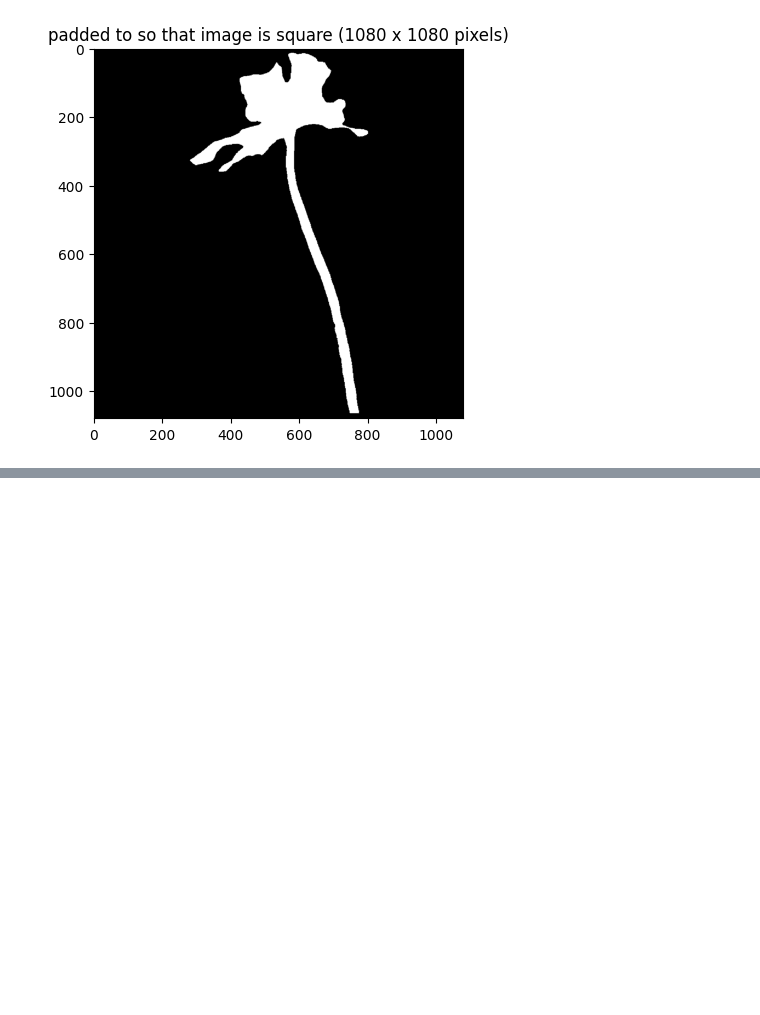
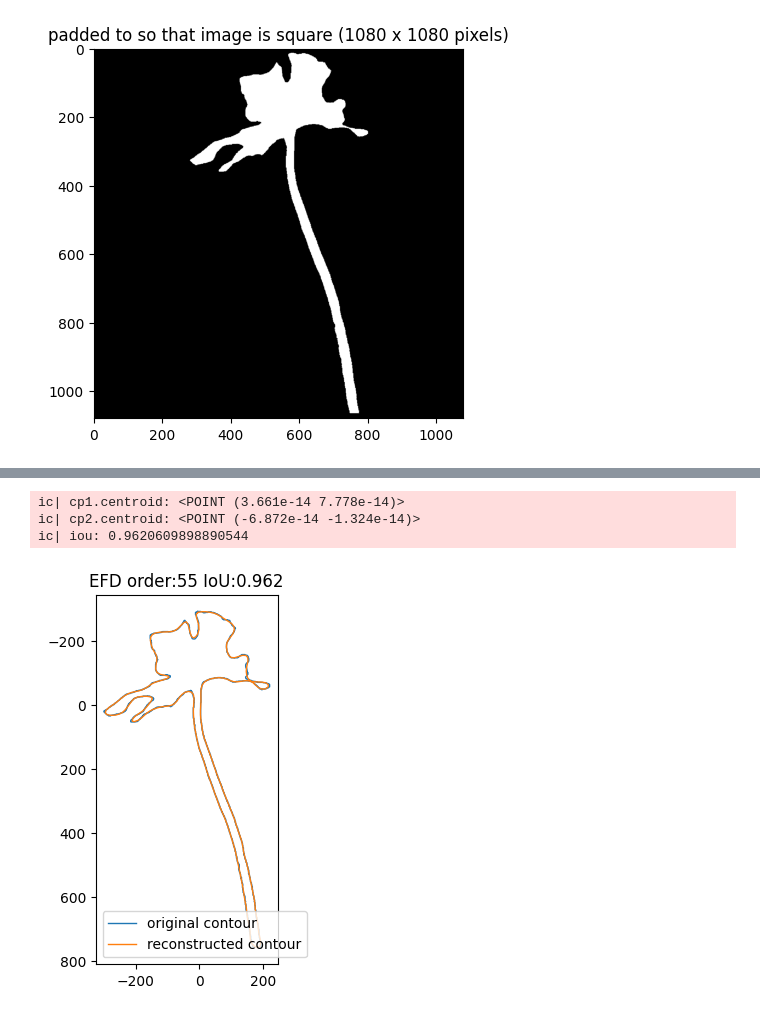
Before and after one commit to aubreymoore/sam3-2026-01-31, a Jupyter notebook: poly2mask.ipynb, the cells around one changed output, grey strips where cells are left out. Cells and saved outputs as stored; diff of their text form; code cells hidden in the pictures; blank space fills up the shorter version.

```diff
--- a/poly2mask.ipynb
+++ b/poly2mask.ipynb
@@ -344,0 +366,49 @@ calculate_polygon_iou(centered_contour, centered_reconstructed_poly)
+# %%
+from shapely.affinity import translate
+from shapely.geometry import Polygon
+
+def center_polygon(p: Polygon) -> Polygon:
+    "Returns a shaply Polygon with centroid translated to (0, 0)"
+    centroid = p.centroid
+    return translate(p, xoff=-centroid.x, yoff=-centroid.y)
+
+def calc_iou(p1: Polygon, p2: Polygon) -> float:
+    "Returns IoU for 2 shapely Polygons"
+    try:
+        intersection = p1.intersection(p2)
+    except:
+        return -1
+    union = p1.area + p2.area - intersection.area
+    return intersection.area / union
+# %%
+# Convert 'contour' to shapely polygon
+p1 = Polygon(contour)
+p2 = Polygon(reconstructed_contour)
+
+cp1 = center_polygon(p1)
+ic(cp1.centroid)
+
+cp2 = center_polygon(p2)
+ic(cp2.centroid)
+
+iou = calc_iou(cp1, cp2)
+ic(iou);
+# %% [output]
+ic| cp1.centroid: <POINT (3.661e-14 7.778e-14)>
+ic| cp2.centroid: <POINT (-6.872e-14 -1.324e-14)>
+ic| iou: 0.9620609898890544
+# %%
+# plot original contour and reconstructed contour in the same axes
+fig, ax = plt.subplots()
+fig.set
+
+xs, ys = cp1.exterior.coords.xy
+plt.plot(xs, ys, label='original contour', linewidth=1)
+xs, ys = cp2.exterior.coords.xy
+plt.plot(xs, ys, label='reconstructed contour', linewidth=1)
+ax.set_aspect('equal')
+ax.invert_yaxis()  # Invert y-axis to match image coordinates
+ax.legend(loc='best')
+ax.set_title(f'EFD order:{efd_order} IoU:{iou:.3f}');
+# %% [output]
+[figure, added]
```
Also changed, not shown: parts of 14 cells of this notebook.
